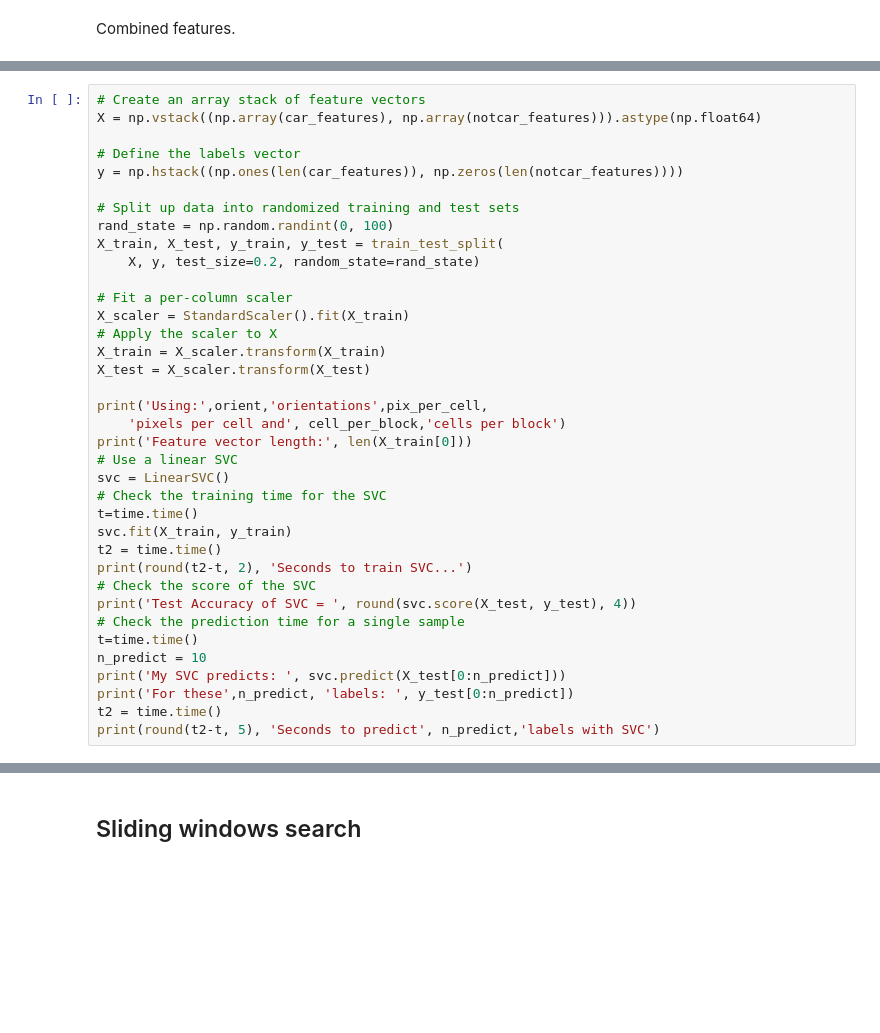
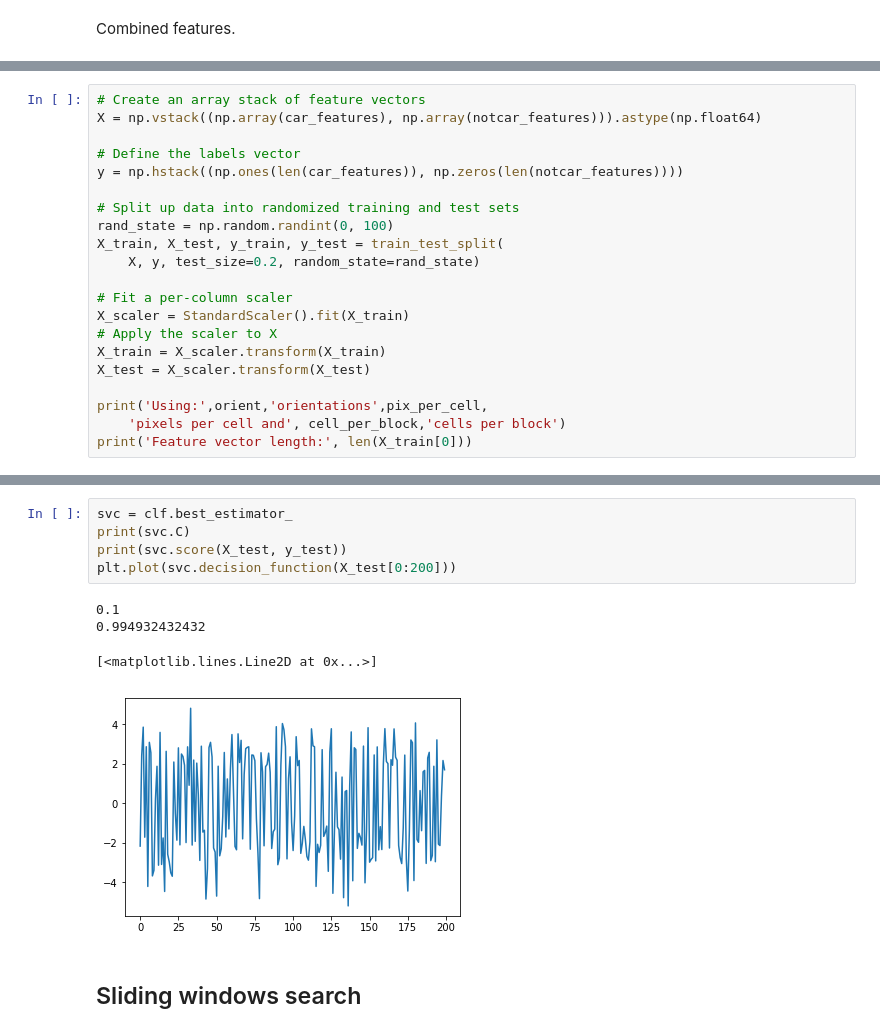
Before and after one commit to lei-zhang-code/CarND-Vehicle-Detection, a Jupyter notebook: vehicle_detection.ipynb, the cells around one changed output, grey strips where cells are left out. Drawn from its saved outputs; the diff is of its cells as text; blank space fills up the shorter version.

```diff
--- a/vehicle_detection.ipynb
+++ b/vehicle_detection.ipynb
@@ -199,22 +206,6 @@ X_test = X_scaler.transform(X_test)
 print('Using:',orient,'orientations',pix_per_cell,
     'pixels per cell and', cell_per_block,'cells per block')
 print('Feature vector length:', len(X_train[0]))
-# Use a linear SVC
-svc = LinearSVC()
-# Check the training time for the SVC
-t=time.time()
-svc.fit(X_train, y_train)
-t2 = time.time()
-print(round(t2-t, 2), 'Seconds to train SVC...')
-# Check the score of the SVC
-print('Test Accuracy of SVC = ', round(svc.score(X_test, y_test), 4))
-# Check the prediction time for a single sample
-t=time.time()
-n_predict = 10
-print('My SVC predicts: ', svc.predict(X_test[0:n_predict]))
-print('For these',n_predict, 'labels: ', y_test[0:n_predict])
-t2 = time.time()
-print(round(t2-t, 5), 'Seconds to predict', n_predict,'labels with SVC')
 # %% [output]
 Using: 16 orientations 8 pixels per cell and 2 cells per block
 Feature vector length: 12576
@@ -226,3 +236,13 @@ For these 10 labels:  [ 1.  1.  0.  1.  1.  0.  0.  0.  0.  0.]
+# %%
+svc = clf.best_estimator_
+print(svc.C)
+print(svc.score(X_test, y_test))
+plt.plot(svc.decision_function(X_test[0:200]))
+# %% [output]
+0.1
+0.994932432432
+[<matplotlib.lines.Line2D at 0x...>]
+[figure, added]
 # %% [markdown]
 ## Sliding windows search
 # %%
```
Also changed, not shown: parts of 14 cells of this notebook, 10 other files.
